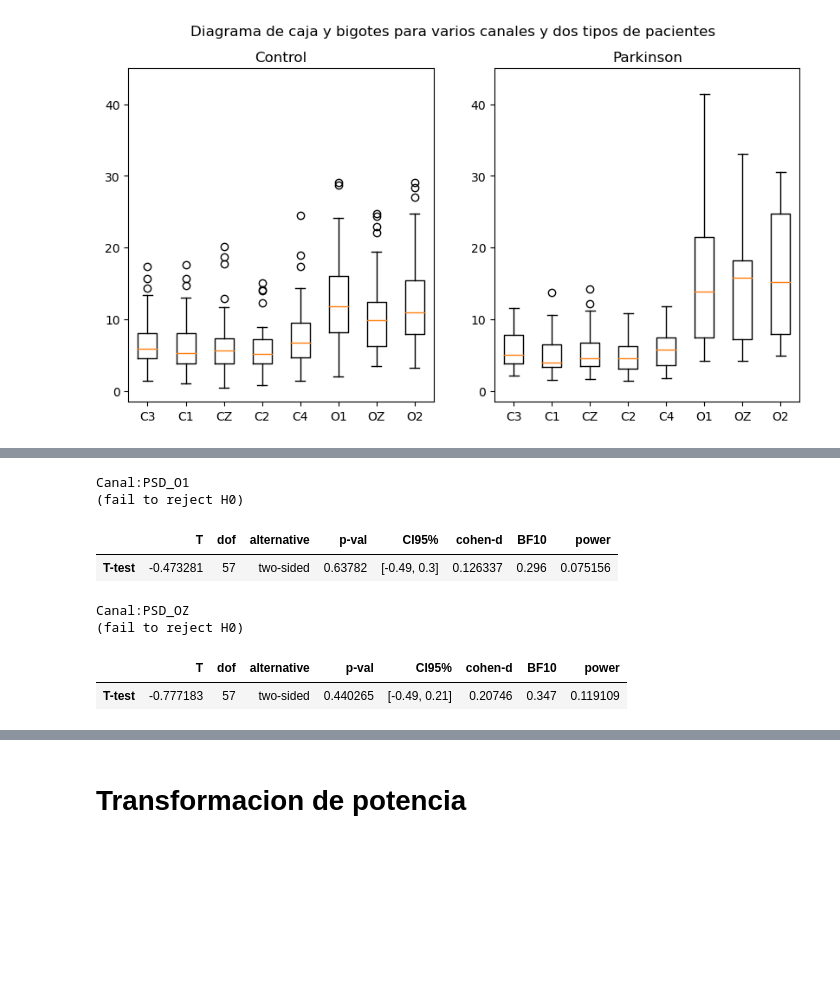
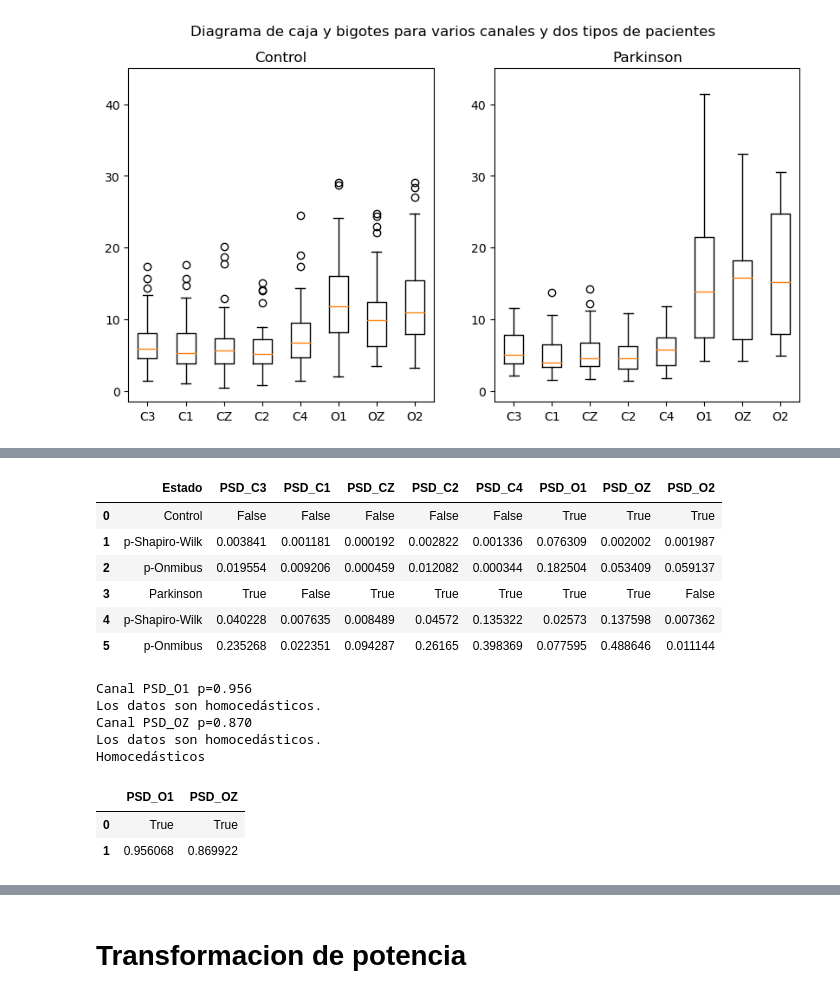
Before and after one commit to Astolfo2332/Parkinson_difference, a Jupyter notebook: Proyecto 2/Proyecto_2.ipynb, the cells around one changed output, grey strips where cells are left out. Saved outputs shown, nothing was run; the diff lists cells and outputs as text; code cells hidden in the pictures; blank space fills up the shorter version.

```diff
--- a/Proyecto 2/Proyecto_2.ipynb
+++ b/Proyecto 2/Proyecto_2.ipynb
@@ -701,27 +653,21 @@ Homocedásticos
-# %%
-con=0
-names = ["Estado",'PSD_C3', 'PSD_C1', 'PSD_CZ', 'PSD_C2', 'PSD_C4', 'PSD_O1', 'PSD_OZ', 'PSD_O2']
-
-
-for i in namesf:
-  c=df3.loc[0:pcontrol-1,i]
-  p=df3.loc[pcontrol:len(df3),i]
-  print("Canal:%s"%namesf[con])
-  con+=1
-  t=pg.ttest(x=c, y=p, alternative='two-sided', correction=False)
-  p=t.loc["T-test","p-val"]
-  alpha=0.05
-  if p > alpha:
-        print('(fail to reject H0)')
-  else:
-        print('(reject H0)')
-  display(t)
-# %% [output]
-Canal:PSD_O1
-(fail to reject H0)
-|  | T | dof | alternative | p-val | CI95% | cohen-d | BF10 | power |
-| T-test | -0.473281 | 57 | two-sided | 0.63782 | [-0.49, 0.3] | 0.126337 | 0.296 | 0.075156 |
-Canal:PSD_OZ
-(fail to reject H0)
-|  | T | dof | alternative | p-val | CI95% | cohen-d | BF10 | power |
-| T-test | -0.777183 | 57 | two-sided | 0.440265 | [-0.49, 0.21] | 0.20746 | 0.347 | 0.119109 |
+# %%
+normality_table(df4)
+# %% [output]
+|  | Estado | PSD_C3 | PSD_C1 | PSD_CZ | PSD_C2 | PSD_C4 | PSD_O1 | PSD_OZ | PSD_O2 |
+| 0 | Control | False | False | False | False | False | True | True | True |
+| 1 | p-Shapiro-Wilk | 0.003841 | 0.001181 | 0.000192 | 0.002822 | 0.001336 | 0.076309 | 0.002002 | 0.001987 |
+| 2 | p-Onmibus | 0.019554 | 0.009206 | 0.000459 | 0.012082 | 0.000344 | 0.182504 | 0.053409 | 0.059137 |
+| 3 | Parkinson | True | False | True | True | True | True | True | False |
+| 4 | p-Shapiro-Wilk | 0.040228 | 0.007635 | 0.008489 | 0.04572 | 0.135322 | 0.02573 | 0.137598 | 0.007362 |
+| 5 | p-Onmibus | 0.235268 | 0.022351 | 0.094287 | 0.26165 | 0.398369 | 0.077595 | 0.488646 | 0.011144 |
+# %%
+el_homo(df4,[6,7])
+# %% [output]
+Canal PSD_O1 p=0.956
+Los datos son homocedásticos.
+Canal PSD_OZ p=0.870
+Los datos son homocedásticos.
+Homocedásticos
+|  | PSD_O1 | PSD_OZ |
+| 0 | True | True |
+| 1 | 0.956068 | 0.869922 |
```
Also changed, not shown: parts of 31 cells of this notebook.
